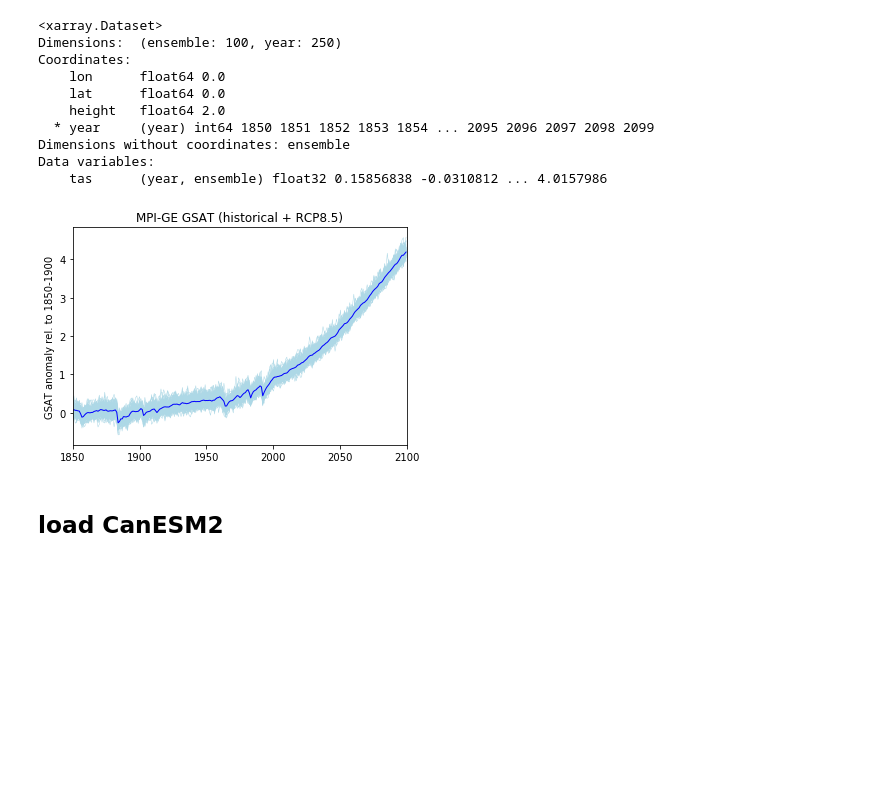
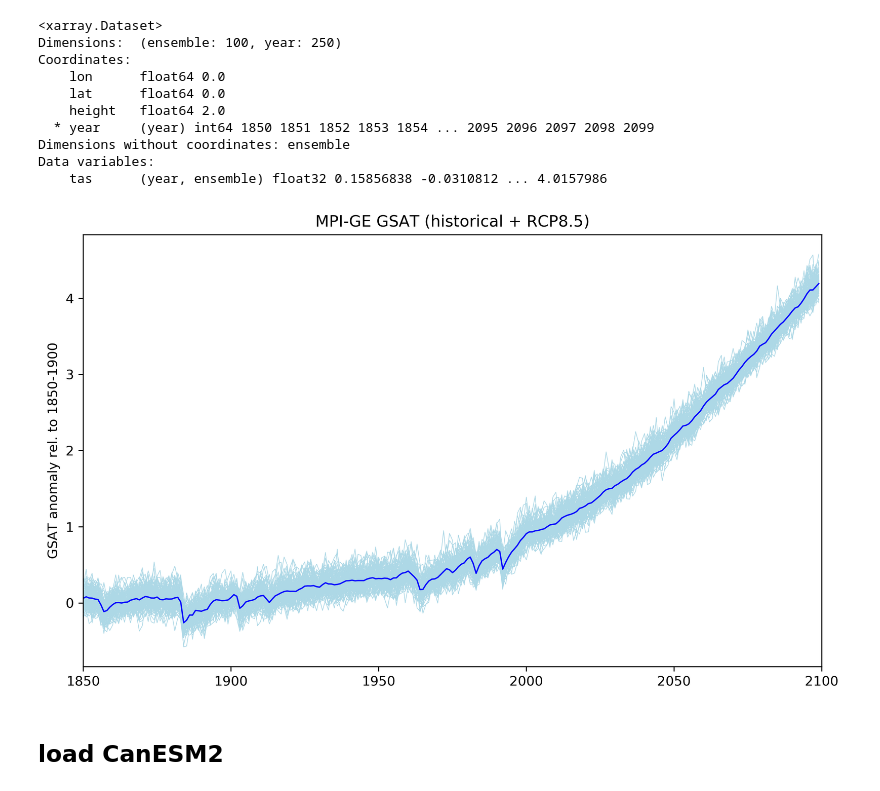
Before and after one commit to seb-1/ENSO_workshop, a Jupyter notebook: examples/example_plot_GSAT.ipynb, the cells around one changed output. Drawn from its saved outputs; the diff is of its cells as text; code cells hidden in the pictures; blank space fills up the shorter version.

Commit message:
tuning figures

```diff
--- a/examples/example_plot_GSAT.ipynb
+++ b/examples/example_plot_GSAT.ipynb
@@ -169,16 +170,18 @@ Dimensions without coordinates: ensemble
 Data variables:
     tas      (year, ensemble) float32 0.15856838 -0.0310812 ... 4.0157986
 # %%
+plt.figure(figsize=(10, 6), dpi=300)
+
 plt.plot(mpi_ge_GSAT_ym_anom['year'],mpi_ge_GSAT_ym_anom['tas'],color='lightblue',linewidth=0.5);
 plt.plot(mpi_ge_GSAT_ym_anom['year'],mpi_ge_GSAT_ym_anom['tas'].mean(dim='ensemble'),color='blue',linewidth=1);
 plt.title('MPI-GE GSAT (historical + RCP8.5)')
 
 plt.ylabel('GSAT anomaly rel. to 1850-1900')
 plt.xlim([1850,2100])
 
 plt.savefig(plotdir+'GSAT_MPI-GE.pdf', bbox_inches='tight', dpi=300)
 # %% [output]
-[figure, old version]
+[figure, new version]
 # %% [markdown]
 ## load CanESM2
 # %%
```
Also changed, not shown: parts of 2 cells of this notebook.
